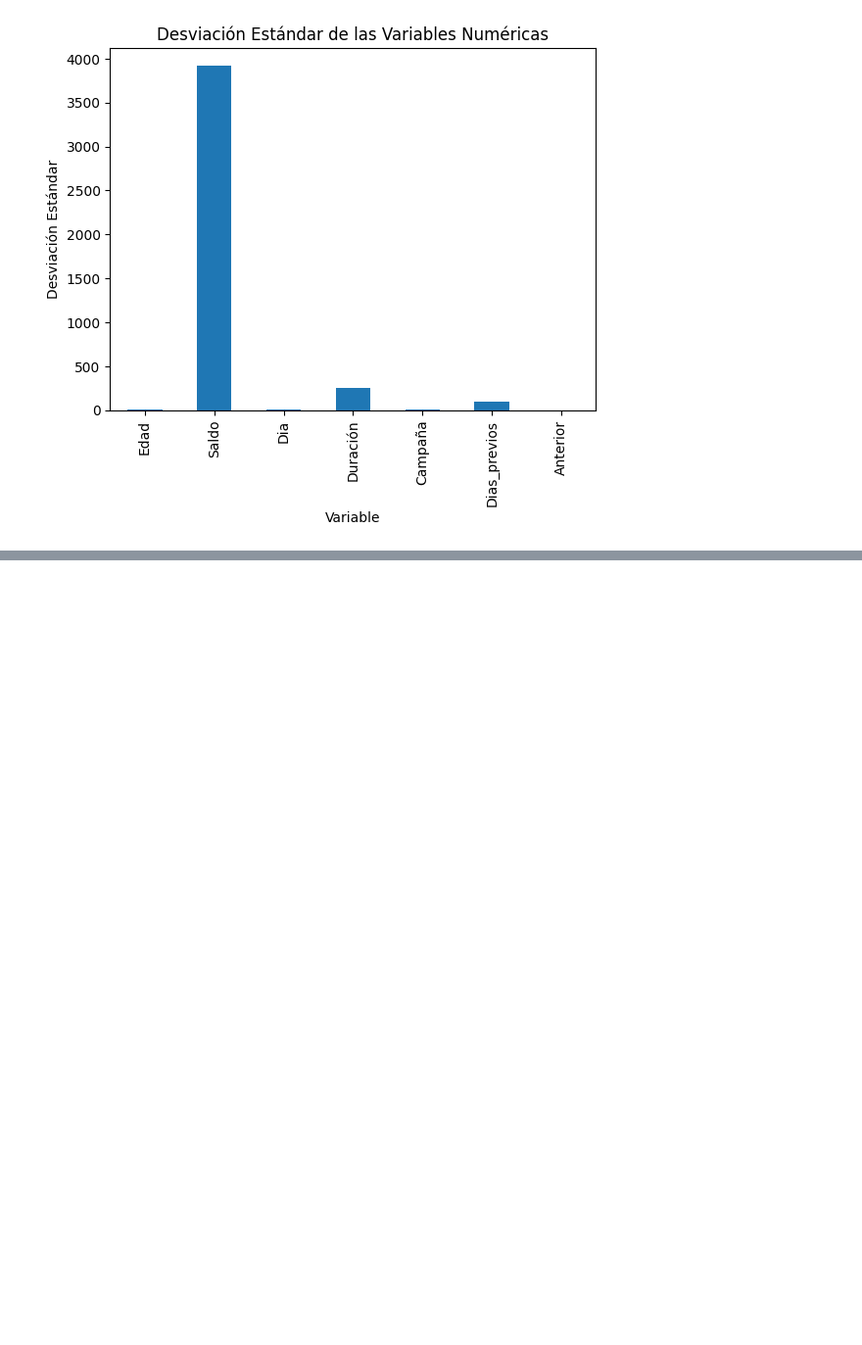
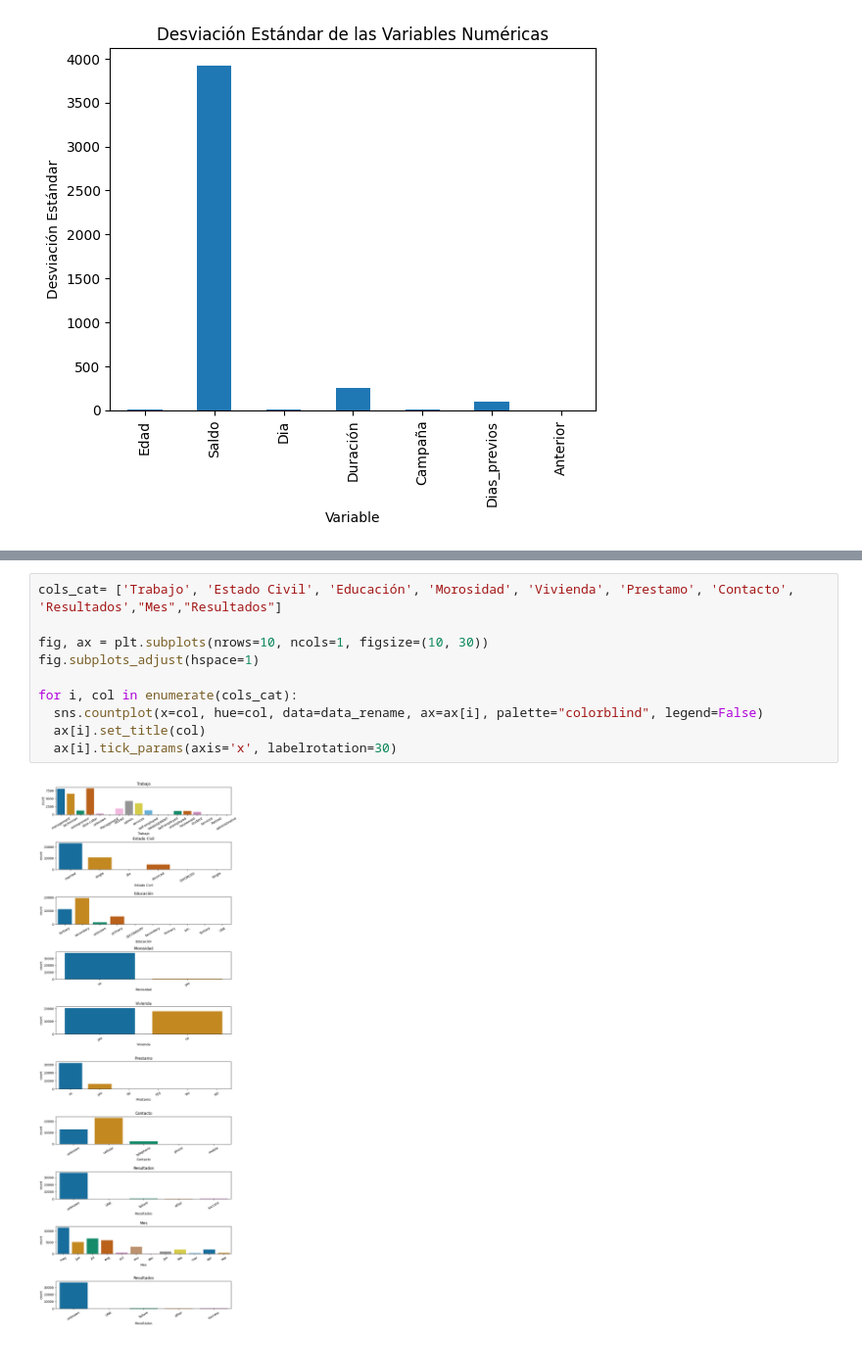
Before and after one commit to asilinob/Talento-Tech, a Jupyter notebook: Laboratorio_1.ipynb, the cells around one changed output, grey strips where cells are left out. Shown: that part at 98% size. Cells and saved outputs as stored; diff of their text form; blank space fills up the shorter version.

```diff
--- a/Laboratorio_1.ipynb
+++ b/Laboratorio_1.ipynb
@@ -234,0 +261,12 @@ plt.show()
+# %%
+cols_cat= ['Trabajo', 'Estado Civil', 'Educación', 'Morosidad', 'Vivienda', 'Prestamo', 'Contacto', 'Resultados',"Mes","Resultados"]
+
+fig, ax = plt.subplots(nrows=10, ncols=1, figsize=(10, 30))
+fig.subplots_adjust(hspace=1)
+
+for i, col in enumerate(cols_cat):
+  sns.countplot(x=col, hue=col, data=data_rename, ax=ax[i], palette="colorblind", legend=False)
+  ax[i].set_title(col)
+  ax[i].tick_params(axis='x', labelrotation=30)
+# %% [output]
+[figure, added]
```
Also changed, not shown: parts of 13 cells of this notebook.
